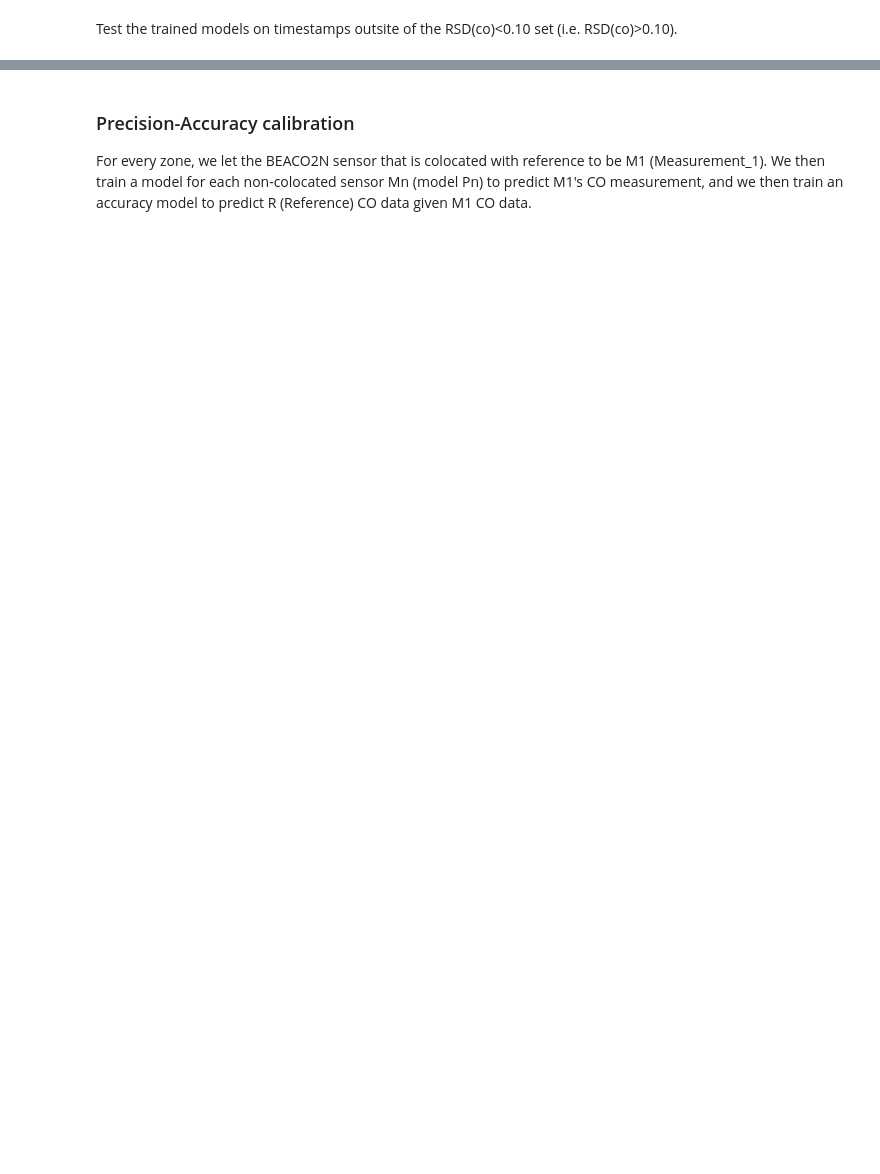
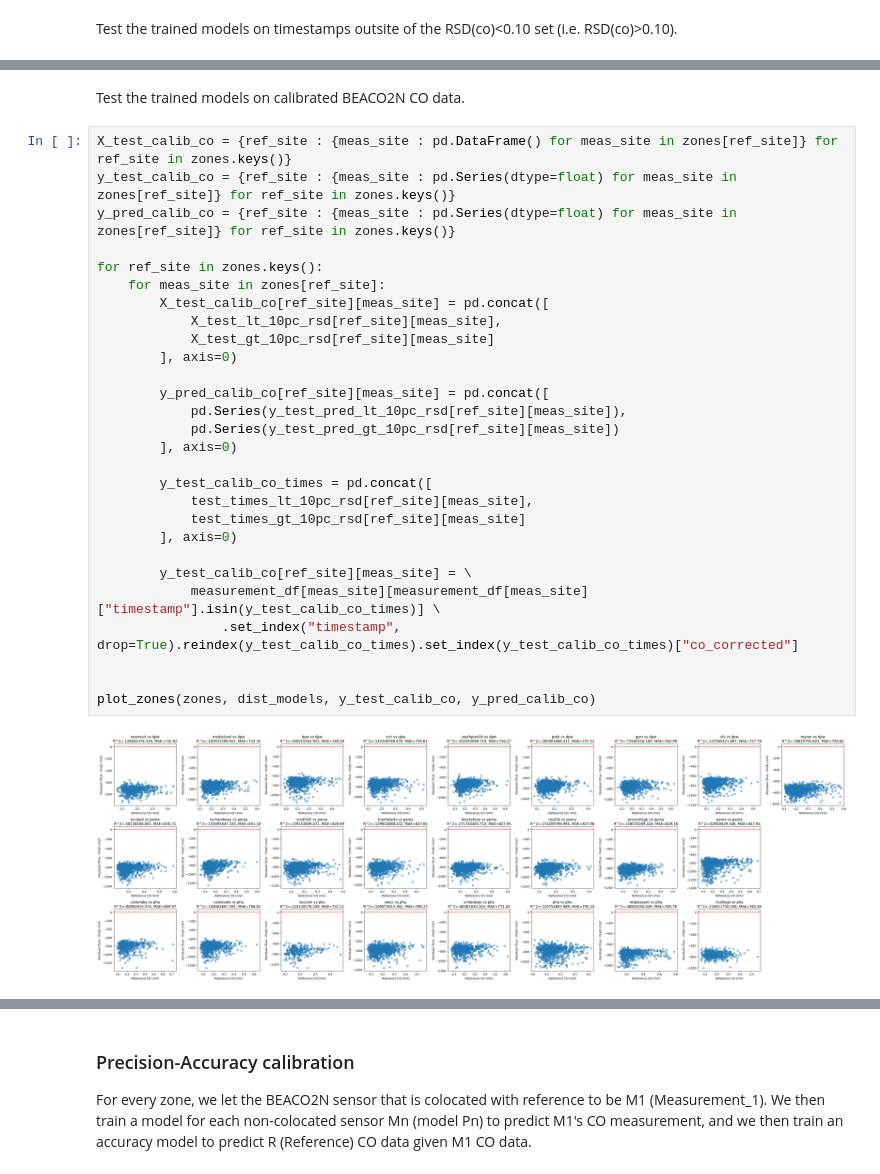
Before and after one commit to dwoodilla/bpp-scripts, a Jupyter notebook: BEACO2N_CO_calibration.ipynb, the cells around one changed output, grey strips where cells are left out. Saved outputs shown, nothing was run; the diff lists cells and outputs as text; blank space fills up the shorter version.

```diff
--- a/BEACO2N_CO_calibration.ipynb
+++ b/BEACO2N_CO_calibration.ipynb
@@ -233,0 +301,32 @@ plot_zones(zones, dist_models, y_test_gt_10pc_rsd, y_test_pred_gt_10pc_rsd)
+# %% [markdown]
+Test the trained models on calibrated BEACO2N CO data.
+# %%
+X_test_calib_co = {ref_site : {meas_site : pd.DataFrame() for meas_site in zones[ref_site]} for ref_site in zones.keys()}
+y_test_calib_co = {ref_site : {meas_site : pd.Series(dtype=float) for meas_site in zones[ref_site]} for ref_site in zones.keys()}
+y_pred_calib_co = {ref_site : {meas_site : pd.Series(dtype=float) for meas_site in zones[ref_site]} for ref_site in zones.keys()}
+
+for ref_site in zones.keys():
+    for meas_site in zones[ref_site]:
+        X_test_calib_co[ref_site][meas_site] = pd.concat([
+            X_test_lt_10pc_rsd[ref_site][meas_site],
+            X_test_gt_10pc_rsd[ref_site][meas_site]
+        ], axis=0)
+
+        y_pred_calib_co[ref_site][meas_site] = pd.concat([
+            pd.Series(y_test_pred_lt_10pc_rsd[ref_site][meas_site]),
+            pd.Series(y_test_pred_gt_10pc_rsd[ref_site][meas_site])
+        ], axis=0)
+
+        y_test_calib_co_times = pd.concat([
+            test_times_lt_10pc_rsd[ref_site][meas_site],
+            test_times_gt_10pc_rsd[ref_site][meas_site]
+        ], axis=0)
+
+        y_test_calib_co[ref_site][meas_site] = \
+            measurement_df[meas_site][measurement_df[meas_site]["timestamp"].isin(y_test_calib_co_times)] \
+                .set_index("timestamp", drop=True).reindex(y_test_calib_co_times).set_index(y_test_calib_co_times)["co_corrected"]
+
+
+plot_zones(zones, dist_models, y_test_calib_co, y_pred_calib_co)
+# %% [output]
+[figure, added]
```
Also changed, not shown: parts of 10 cells of this notebook.
